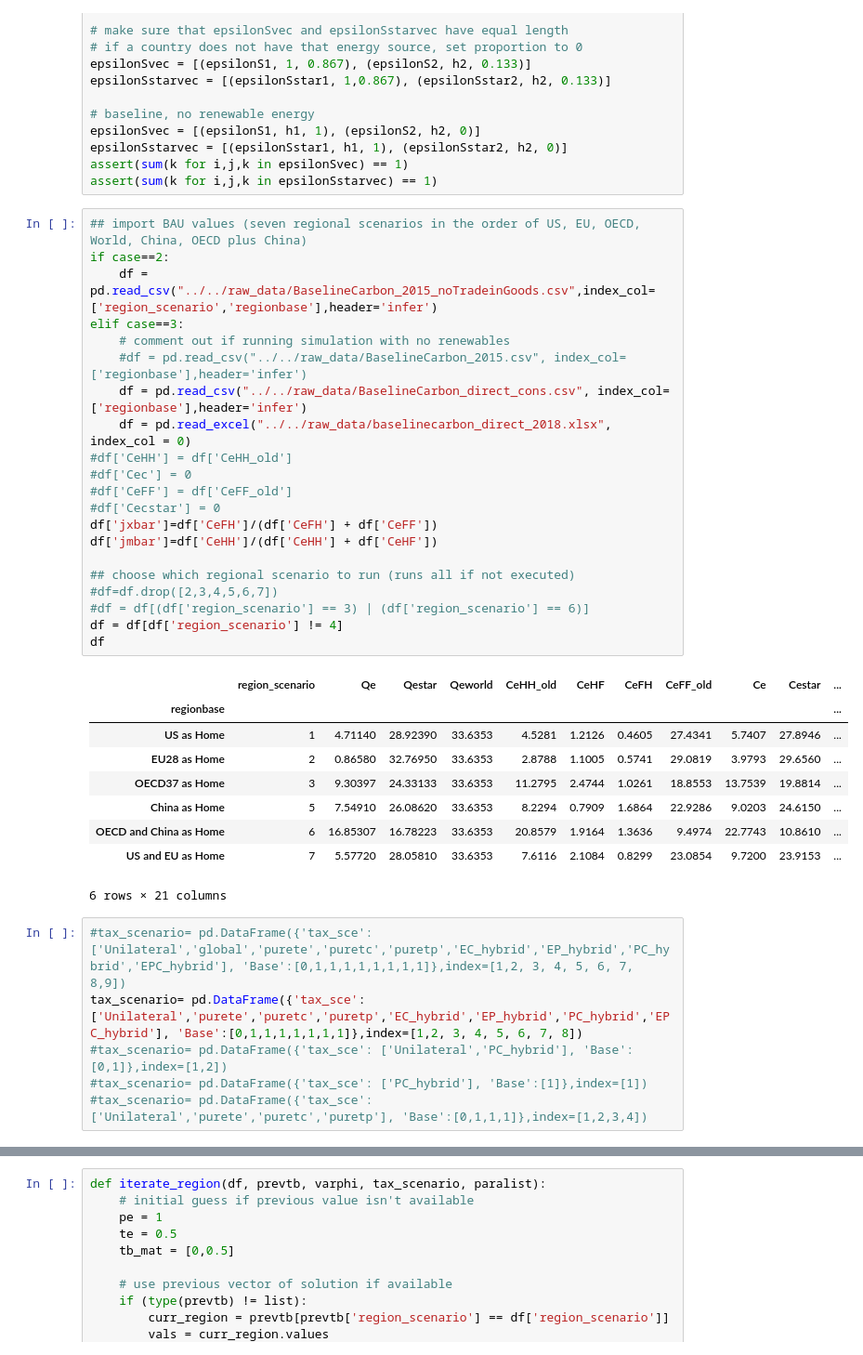
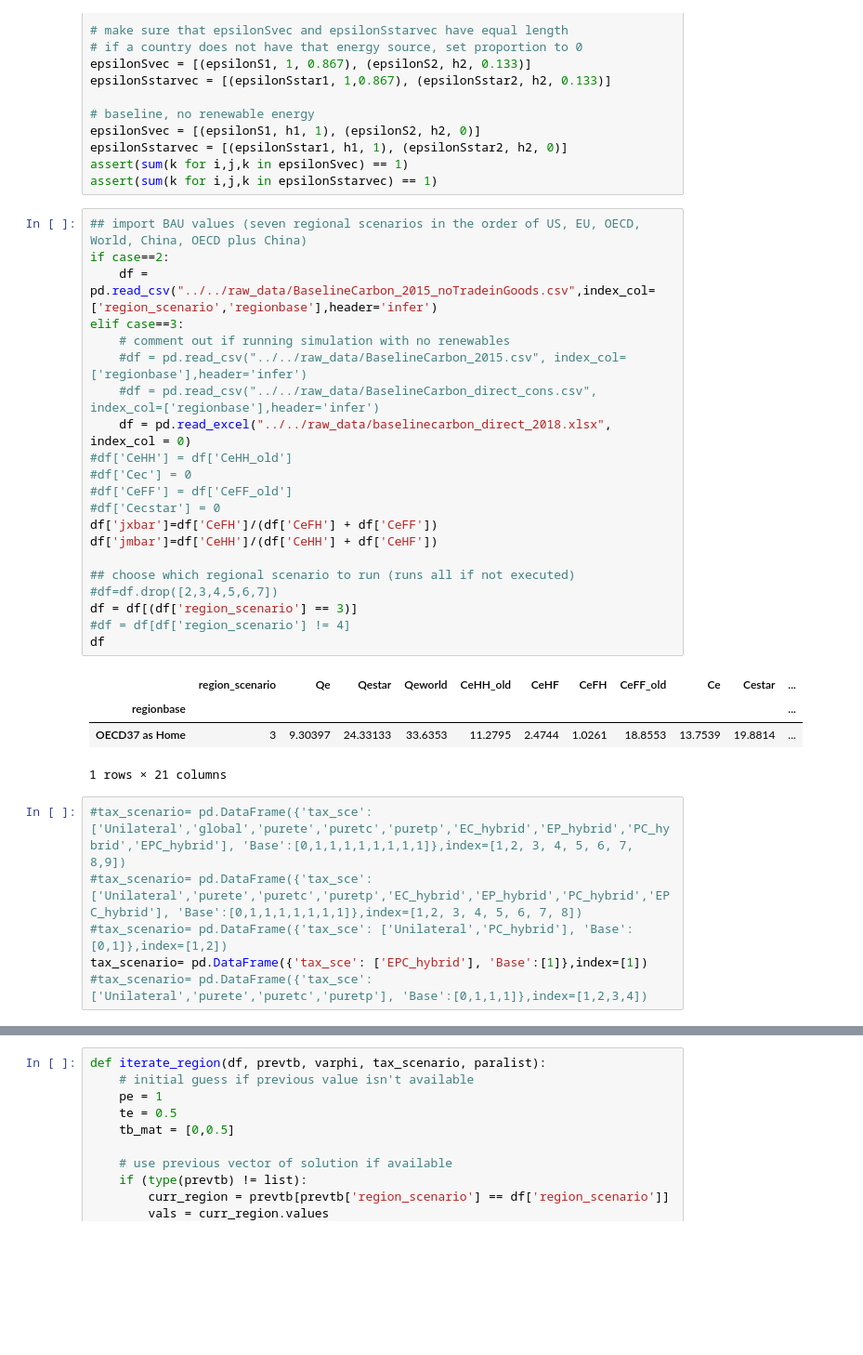
Before and after one commit to VoliCrank/Optimal-Unilateral-Carbon-Policy, a Jupyter notebook: simulation_results/codes/direct_energy_consumption/ces_direct_energy.ipynb, the cells around one changed output, grey strips where cells are left out. Shown at 93% size. Saved outputs shown, nothing was run; the diff lists cells and outputs as text; blank space fills up the shorter version.

```diff
--- a/simulation_results/codes/direct_energy_consumption/ces_direct_energy.ipynb
+++ b/simulation_results/codes/direct_energy_consumption/ces_direct_energy.ipynb
@@ -45,39 +45,34 @@ assert(sum(k for i,j,k in epsilonSstarvec) == 1)
 # %%
 ## import BAU values (seven regional scenarios in the order of US, EU, OECD, World, China, OECD plus China)
 if case==2:
     df = pd.read_csv("../../raw_data/BaselineCarbon_2015_noTradeinGoods.csv",index_col=['region_scenario','regionbase'],header='infer')
 elif case==3:
     # comment out if running simulation with no renewables
     #df = pd.read_csv("../../raw_data/BaselineCarbon_2015.csv", index_col=['regionbase'],header='infer')
-    df = pd.read_csv("../../raw_data/BaselineCarbon_direct_cons.csv", index_col=['regionbase'],header='infer')
+    #df = pd.read_csv("../../raw_data/BaselineCarbon_direct_cons.csv", index_col=['regionbase'],header='infer')
     df = pd.read_excel("../../raw_data/baselinecarbon_direct_2018.xlsx", index_col = 0)
 #df['CeHH'] = df['CeHH_old']
 #df['Cec'] = 0
 #df['CeFF'] = df['CeFF_old']
 #df['Cecstar'] = 0
 df['jxbar']=df['CeFH']/(df['CeFH'] + df['CeFF'])
 df['jmbar']=df['CeHH']/(df['CeHH'] + df['CeHF'])
 
 ## choose which regional scenario to run (runs all if not executed)
 #df=df.drop([2,3,4,5,6,7])
-#df = df[(df['region_scenario'] == 3) | (df['region_scenario'] == 6)]
-df = df[df['region_scenario'] != 4]
+df = df[(df['region_scenario'] == 3)]
+#df = df[df['region_scenario'] != 4]
 df
 # %% [output]
 |  | region_scenario | Qe | Qestar | Qeworld | CeHH_old | CeHF | CeFH | CeFF_old | Ce | Cestar | ... |
 | regionbase |  |  |  |  |  |  |  |  |  |  | ... |
-| US as Home | 1 | 4.71140 | 28.92390 | 33.6353 | 4.5281 | 1.2126 | 0.4605 | 27.4341 | 5.7407 | 27.8946 | ... |
-| EU28 as Home | 2 | 0.86580 | 32.76950 | 33.6353 | 2.8788 | 1.1005 | 0.5741 | 29.0819 | 3.9793 | 29.6560 | ... |
 | OECD37 as Home | 3 | 9.30397 | 24.33133 | 33.6353 | 11.2795 | 2.4744 | 1.0261 | 18.8553 | 13.7539 | 19.8814 | ... |
-| China as Home | 5 | 7.54910 | 26.08620 | 33.6353 | 8.2294 | 0.7909 | 1.6864 | 22.9286 | 9.0203 | 24.6150 | ... |
-| OECD and China as Home | 6 | 16.85307 | 16.78223 | 33.6353 | 20.8579 | 1.9164 | 1.3636 | 9.4974 | 22.7743 | 10.8610 | ... |
-| US and EU as Home | 7 | 5.57720 | 28.05810 | 33.6353 | 7.6116 | 2.1084 | 0.8299 | 23.0854 | 9.7200 | 23.9153 | ... |
-6 rows × 21 columns
+1 rows × 21 columns
 # %%
 #tax_scenario= pd.DataFrame({'tax_sce': ['Unilateral','global','purete','puretc','puretp','EC_hybrid','EP_hybrid','PC_hybrid','EPC_hybrid'], 'Base':[0,1,1,1,1,1,1,1,1]},index=[1,2, 3, 4, 5, 6, 7, 8,9])
-tax_scenario= pd.DataFrame({'tax_sce': ['Unilateral','purete','puretc','puretp','EC_hybrid','EP_hybrid','PC_hybrid','EPC_hybrid'], 'Base':[0,1,1,1,1,1,1,1]},index=[1,2, 3, 4, 5, 6, 7, 8])
+#tax_scenario= pd.DataFrame({'tax_sce': ['Unilateral','purete','puretc','puretp','EC_hybrid','EP_hybrid','PC_hybrid','EPC_hybrid'], 'Base':[0,1,1,1,1,1,1,1]},index=[1,2, 3, 4, 5, 6, 7, 8])
 #tax_scenario= pd.DataFrame({'tax_sce': ['Unilateral','PC_hybrid'], 'Base':[0,1]},index=[1,2])
-#tax_scenario= pd.DataFrame({'tax_sce': ['PC_hybrid'], 'Base':[1]},index=[1])
+tax_scenario= pd.DataFrame({'tax_sce': ['EPC_hybrid'], 'Base':[1]},index=[1])
 #tax_scenario= pd.DataFrame({'tax_sce': ['Unilateral','purete','puretc','puretp'], 'Base':[0,1,1,1]},index=[1,2,3,4])
 # %%
 def iterate_tax(tax_scenario,df,theta, sigma, sigmastar, sigmaE, sigmaEstar, epsilonSvec, epsilonSstarvec, beta, gamma, logit):
```
Also changed, not shown: parts of 3 cells of this notebook, 11 other files.
